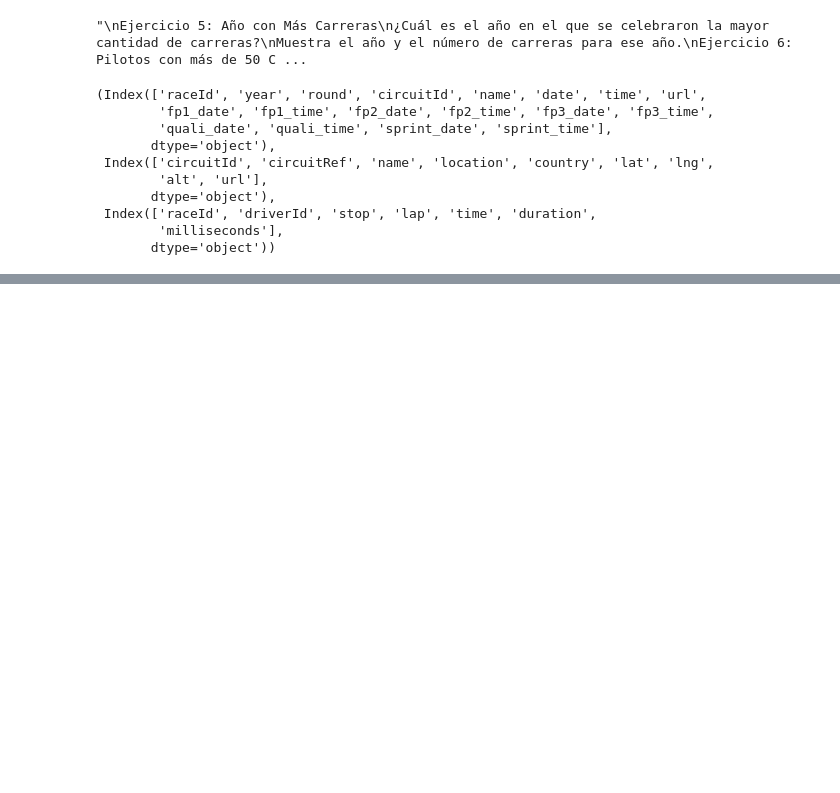
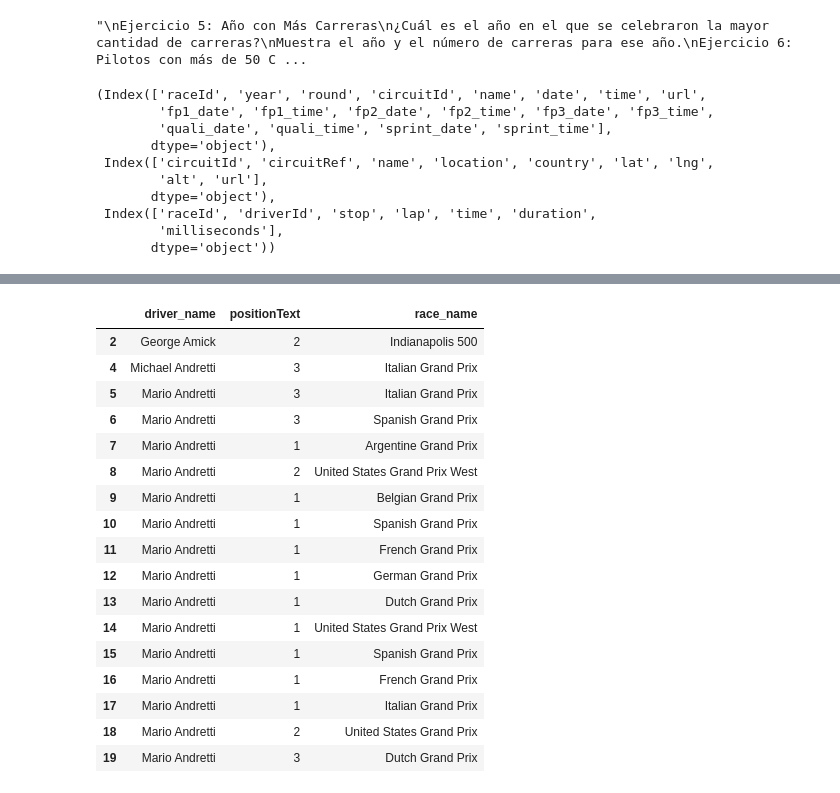
Before and after one commit to roreravi/kevin, a Jupyter notebook: sql-python/f1_sql.ipynb, the cells around one changed output, grey strips where cells are left out. Cells and saved outputs as stored; diff of their text form; code cells hidden in the pictures; blank space fills up the shorter version.

```diff
--- a/sql-python/f1_sql.ipynb
+++ b/sql-python/f1_sql.ipynb
@@ -597,0 +638,37 @@ df_drivers = pd.read_sql(query, engine)
+# %%
+# Explicar de nuevo con el esquema
+# Ejemplo 3: Pilotos y sus resultados de podio (limitado a americanos para ver NULLs)
+query3 = """
+SELECT
+    d.forename || ' ' || d.surname AS driver_name, --se pueden concatenar dos campos
+    res.positionText,
+    r.name AS race_name
+FROM drivers AS d
+LEFT JOIN results AS res ON d.driverId = res.driverId AND (res.position = '1' OR res.position = '2' OR res.position = '3') -- Los 'position' son TEXT
+LEFT JOIN races AS r ON res.raceId = r.raceId
+WHERE d.nationality = 'American'
+ORDER BY d.surname, r.year DESC
+LIMIT 20;
+"""
+df_podio = pd.read_sql_query(query3, engine)
+# %%
+df_podio[~df_podio.positionText.isnull()]  #La tilde '~' sirve para negar un filtro
+# %% [output]
+|  | driver_name | positionText | race_name |
+| 2 | George Amick | 2 | Indianapolis 500 |
+| 4 | Michael Andretti | 3 | Italian Grand Prix |
+| 5 | Mario Andretti | 3 | Italian Grand Prix |
+| 6 | Mario Andretti | 3 | Spanish Grand Prix |
+| 7 | Mario Andretti | 1 | Argentine Grand Prix |
+| 8 | Mario Andretti | 2 | United States Grand Prix West |
+| 9 | Mario Andretti | 1 | Belgian Grand Prix |
+| 10 | Mario Andretti | 1 | Spanish Grand Prix |
+| 11 | Mario Andretti | 1 | French Grand Prix |
+| 12 | Mario Andretti | 1 | German Grand Prix |
+| 13 | Mario Andretti | 1 | Dutch Grand Prix |
+| 14 | Mario Andretti | 1 | United States Grand Prix West |
+| 15 | Mario Andretti | 1 | Spanish Grand Prix |
+| 16 | Mario Andretti | 1 | French Grand Prix |
+| 17 | Mario Andretti | 1 | Italian Grand Prix |
+| 18 | Mario Andretti | 2 | United States Grand Prix |
+| 19 | Mario Andretti | 3 | Dutch Grand Prix |
```
Also changed, not shown: parts of 3 cells of this notebook.
